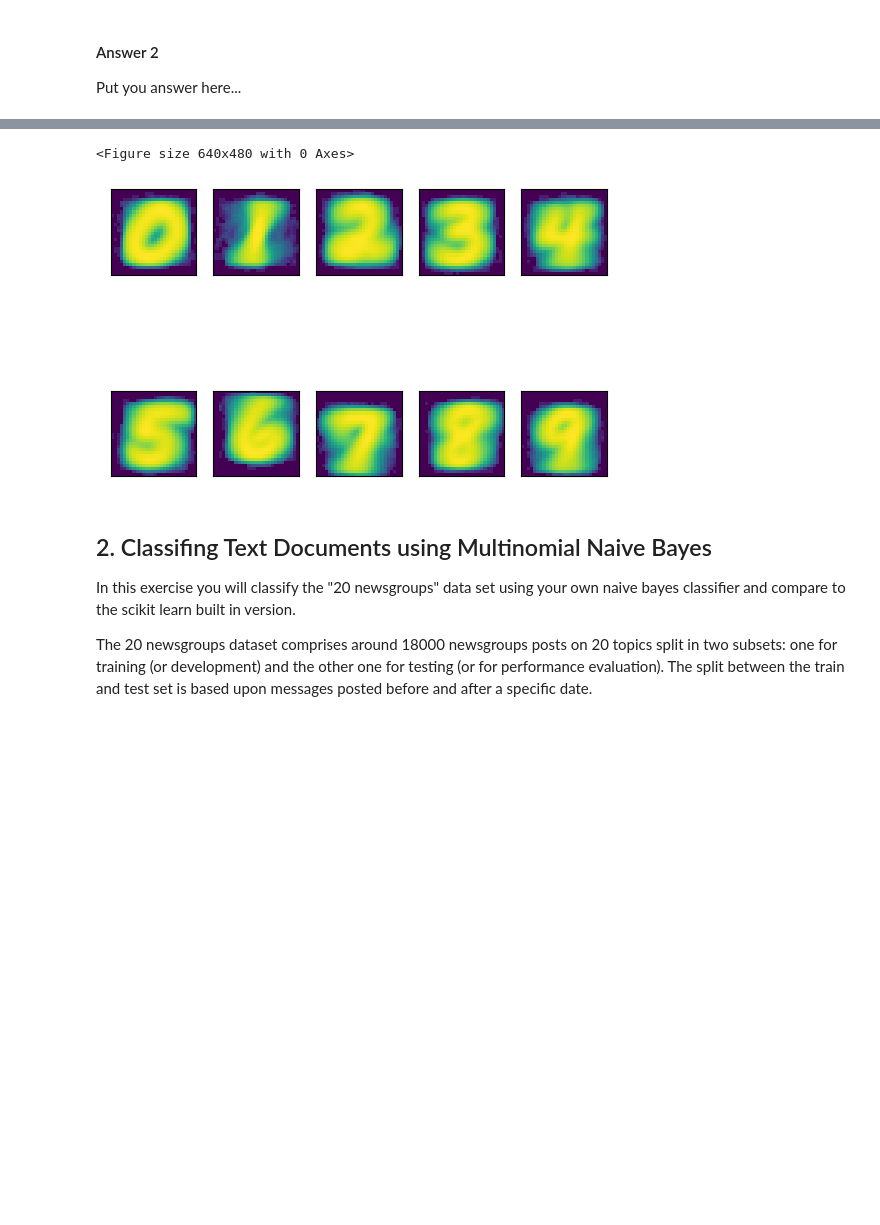
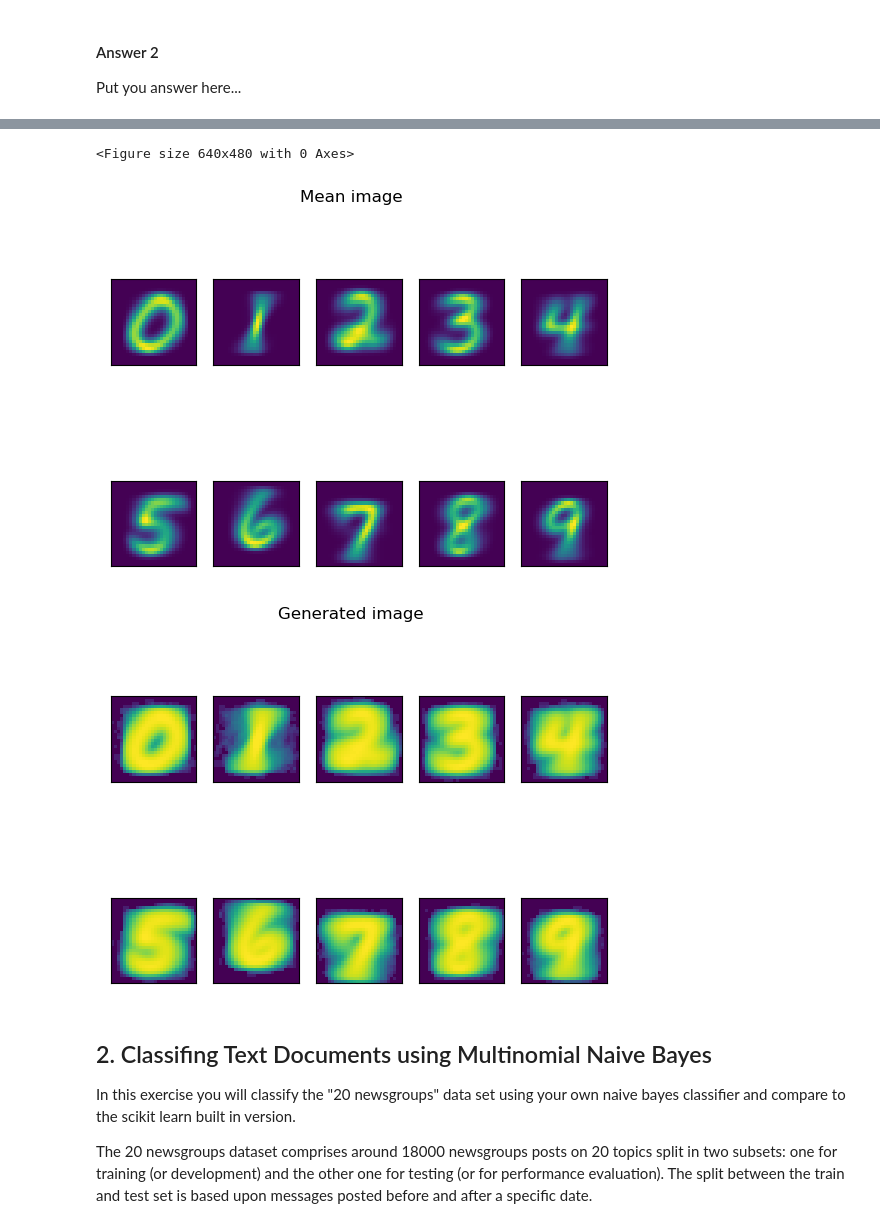
Before and after one commit to tryko/y_data_Itay_asaf_, a Jupyter notebook: Supervised_Learning/week_4/NB_exercise_combined.ipynb, the cells around one changed output, grey strips where cells are left out. Drawn from its saved outputs; the diff is of its cells as text; code cells hidden in the pictures; blank space fills up the shorter version.

```diff
--- a/Supervised_Learning/week_4/NB_exercise_combined.ipynb
+++ b/Supervised_Learning/week_4/NB_exercise_combined.ipynb
@@ -131,15 +131,28 @@ y_pred = clf.predict(X_test)
 
 
 
+plt.figure();
+nrows = 2
+ncols = 5
+
+## plot MEAN image
+fig, axes = plt.subplots(nrows, ncols);
+# Use a for loop to plot the images
+for i, ax in enumerate(axes.flat):
+
+    # Plot the image and set the title
+    ax.imshow(np.reshape( np.mean(X[y==str(i)].values,axis=0),(28,28)))
+
+plt.suptitle("Mean image")
+# Remove the ticks from the plot
+plt.setp(axes, xticks=[], yticks=[]);
 
 
-plt.figure();
 
-### WITH feature_log_prob_
+### Generate image
 
 # Set the number of rows and columns for the subplots
-nrows = 2
-ncols = 5
+
 
 # Create a figure and an array of subplots
 fig, axes = plt.subplots(nrows, ncols);
@@ -148,22 +161,12 @@ for i, ax in enumerate(axes.flat):
 
     # Plot the image and set the title
     ax.imshow(np.reshape((clf.feature_log_prob_[i]),(28,28)));
-
+plt.suptitle("Generated image")
 
 # Remove the ticks from the plot
 plt.setp(axes, xticks=[], yticks=[]);
 
-# ## plot MEAN image
-# fig, axes = plt.subplots(nrows, ncols);
-# # Use a for loop to plot the images
-# for i, ax in enumerate(axes.flat):
 
-#     # Plot the image and set the title
-#     ax.imshow(np.reshape(np.mean(X[y==i]),(28,28)));
-
-
-# # Remove the ticks from the plot
-# plt.setp(axes, xticks=[], yticks=[]);
 
 
 
@@ -174,35 +177,36 @@ cm = confusion_matrix(y_test, y_pred)
 # Print the confusion matrix
 print('Confusion matrix:\n\n',cm,'\n\n')
 
 # Calculate the accuracy of the model
 accuracy = accuracy_score(y_test, y_pred)
 print("Accuracy, calculated as sum of confusion matrix diagonal divided by total sum of confusion matrix: {:.2f}".format(accuracy),'\n\n')
-
+print("The results are decent given the simplicity of the model, but could probably be using a more sophisticated model")
 
 #### 3 ####
 
 print("To optimize the 'binarize' hyperparameter, we would train the model with a range of values for that parameter, and calculate the accuracy of each value. finally, we would choose the value that maximizes the accuracy")
 # %% [output]
 Confusion matrix:
 
  [[ 881    0    6   12    1   39   21    1   20    2]
  [   0 1110    6    6    0   12    3    0   12    3]
  [  13   16  805   26   17    6   41    5   36    2]
  [   5   30   49  830    2   23    8   14   45   28]
  [   2    7    6    0  724    6   16    5   18  122]
  [  20   17    7  139   24  680   20    3   13   14]
  [  12   33   21    1   13   25  855    0    1    0]
  [   5   22    8    2   27    3    0  890   19   79]
  [  16   39   19   80   10   33    5    5  720   42]
  [   6   21    4    9   77    4    0   33   29  853]]
 
 
 Accuracy, calculated as sum of confusion matrix diagonal divided by total sum of confusion matrix: 0.83
 
 
 To optimize the 'binarize' hyperparameter, we would train the model with a range of values for that parameter, and calculate the accuracy of each value. finally, we would choose the value that maximiz ...
 <Figure size 640x480 with 0 Axes>
-[figure, old version]
+[figure, new version]
+[figure, added]
 # %% [markdown]
 ## 2. Classifing Text Documents using Multinomial Naive Bayes
 In this exercise you will classify the "20 newsgroups" data set using your own naive bayes classifier and compare to the scikit learn built in version.
```
Also changed, not shown: parts of 1 cell of this notebook.
